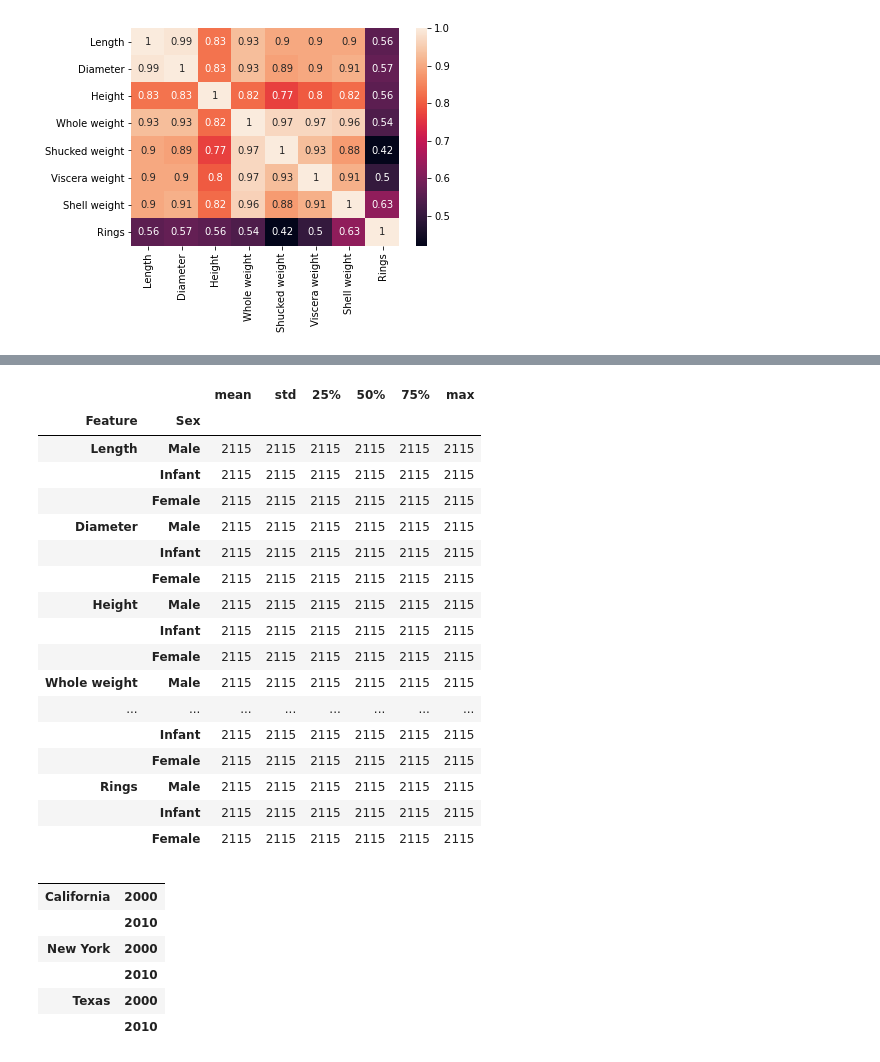
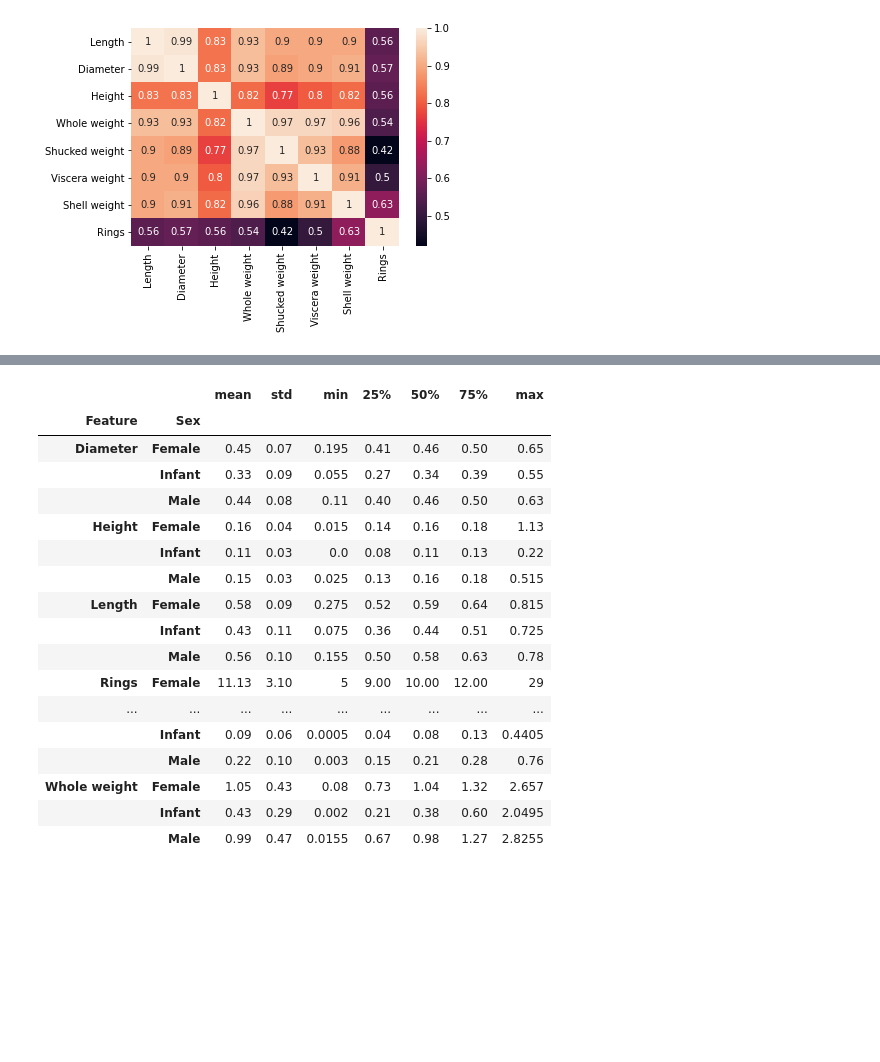
Before and after one commit to szymonwrobel/PythonTask, a Jupyter notebook: Task04/Task_04.ipynb, the cells around one changed output, grey strips where cells are left out. Drawn from its saved outputs; the diff is of its cells as text; code cells hidden in the pictures; blank space fills up the shorter version.

```diff
--- a/Task04/Task_04_notebook.ipynb
+++ b/Task04/Task_04.ipynb
@@ -140,38 +171,23 @@ juicers_more_statistics = juicers_more_statistics.round(2)
-# %%
-# Korzystając z pakietu Pandas, dla znajdującej się w zbiorze danych cechy jakościowej stworzyć tabelę rozkładu tej cechy
-
-juicers_more_statistics
-# %% [output]
-|  |  | mean | std | 25% | 50% | 75% | max |
-| Feature | Sex |  |  |  |  |  |  |
-| Length | Male | 2115 | 2115 | 2115 | 2115 | 2115 | 2115 |
-|  | Infant | 2115 | 2115 | 2115 | 2115 | 2115 | 2115 |
-|  | Female | 2115 | 2115 | 2115 | 2115 | 2115 | 2115 |
-| Diameter | Male | 2115 | 2115 | 2115 | 2115 | 2115 | 2115 |
-|  | Infant | 2115 | 2115 | 2115 | 2115 | 2115 | 2115 |
-|  | Female | 2115 | 2115 | 2115 | 2115 | 2115 | 2115 |
-| Height | Male | 2115 | 2115 | 2115 | 2115 | 2115 | 2115 |
-|  | Infant | 2115 | 2115 | 2115 | 2115 | 2115 | 2115 |
-|  | Female | 2115 | 2115 | 2115 | 2115 | 2115 | 2115 |
-| Whole weight | Male | 2115 | 2115 | 2115 | 2115 | 2115 | 2115 |
-| ... | ... | ... | ... | ... | ... | ... | ... |
-|  | Infant | 2115 | 2115 | 2115 | 2115 | 2115 | 2115 |
-|  | Female | 2115 | 2115 | 2115 | 2115 | 2115 | 2115 |
-| Rings | Male | 2115 | 2115 | 2115 | 2115 | 2115 | 2115 |
-|  | Infant | 2115 | 2115 | 2115 | 2115 | 2115 | 2115 |
-|  | Female | 2115 | 2115 | 2115 | 2115 | 2115 | 2115 |
-# %%
-index = pd.MultiIndex(levels=[['California', 'New York', 'Texas'], [2000, 2010]],
-           codes=[[0, 0, 1, 1, 2, 2], [0, 1, 0, 1, 0, 1]])
-
-index
-
-pd.DataFrame(index=index)
-# %% [output]
-|  |  |
-| California | 2000 |
-|  | 2010 |
-| New York | 2000 |
-|  | 2010 |
-| Texas | 2000 |
-|  | 2010 |
+# %%
+# Korzystając z pakietu Pandas, dla znajdujących się w zbiorze danych cech ilościowych stworzyć tabelę miar
+# rozkładów tych cech z podziałem na poszczególne warianty cechy jakościowej
+juicers_ultimate_table
+# %% [output]
+|  |  | mean | std | min | 25% | 50% | 75% | max |
+| Feature | Sex |  |  |  |  |  |  |  |
+| Diameter | Female | 0.45 | 0.07 | 0.195 | 0.41 | 0.46 | 0.50 | 0.65 |
+|  | Infant | 0.33 | 0.09 | 0.055 | 0.27 | 0.34 | 0.39 | 0.55 |
+|  | Male | 0.44 | 0.08 | 0.11 | 0.40 | 0.46 | 0.50 | 0.63 |
+| Height | Female | 0.16 | 0.04 | 0.015 | 0.14 | 0.16 | 0.18 | 1.13 |
+|  | Infant | 0.11 | 0.03 | 0.0 | 0.08 | 0.11 | 0.13 | 0.22 |
+|  | Male | 0.15 | 0.03 | 0.025 | 0.13 | 0.16 | 0.18 | 0.515 |
+| Length | Female | 0.58 | 0.09 | 0.275 | 0.52 | 0.59 | 0.64 | 0.815 |
+|  | Infant | 0.43 | 0.11 | 0.075 | 0.36 | 0.44 | 0.51 | 0.725 |
+|  | Male | 0.56 | 0.10 | 0.155 | 0.50 | 0.58 | 0.63 | 0.78 |
+| Rings | Female | 11.13 | 3.10 | 5 | 9.00 | 10.00 | 12.00 | 29 |
+| ... | ... | ... | ... | ... | ... | ... | ... | ... |
+|  | Infant | 0.09 | 0.06 | 0.0005 | 0.04 | 0.08 | 0.13 | 0.4405 |
+|  | Male | 0.22 | 0.10 | 0.003 | 0.15 | 0.21 | 0.28 | 0.76 |
+| Whole weight | Female | 1.05 | 0.43 | 0.08 | 0.73 | 1.04 | 1.32 | 2.657 |
+|  | Infant | 0.43 | 0.29 | 0.002 | 0.21 | 0.38 | 0.60 | 2.0495 |
+|  | Male | 0.99 | 0.47 | 0.0155 | 0.67 | 0.98 | 1.27 | 2.8255 |
```
Also changed, not shown: parts of 4 cells of this notebook.
